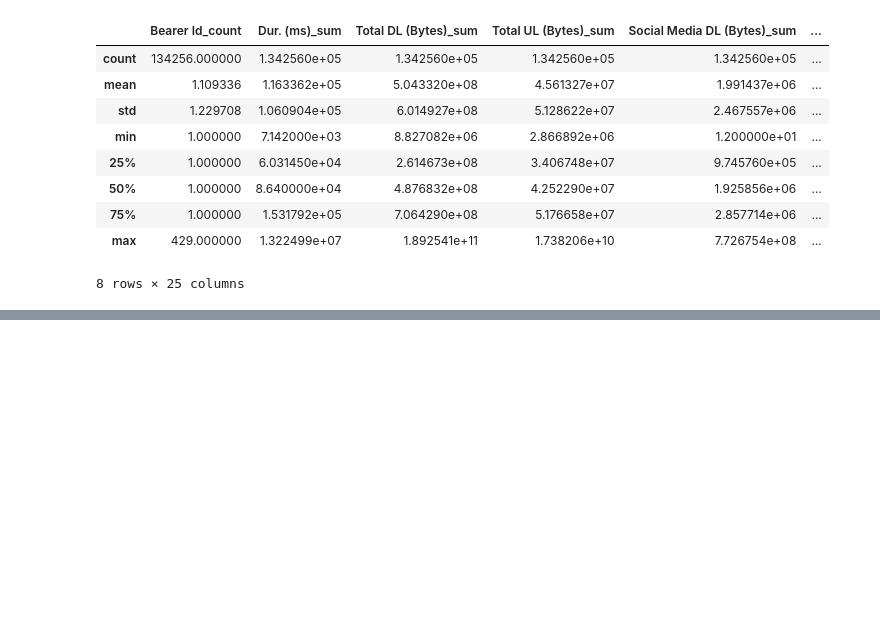
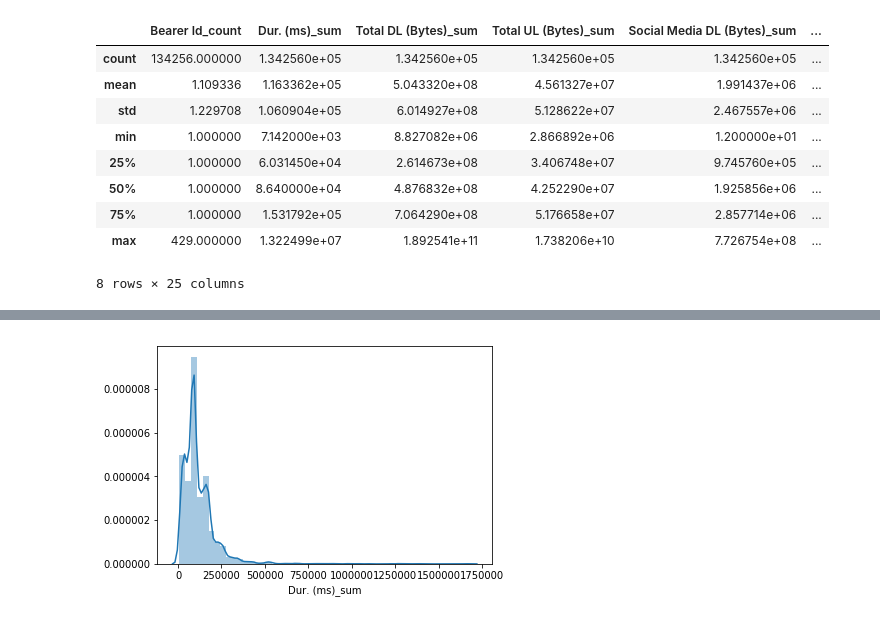
Before and after one commit to GETUCHALA20/TelcomAnalysis, a Jupyter notebook: Telecom Analaysis.ipynb, the cells around one changed output, grey strips where cells are left out. Saved outputs shown, nothing was run; the diff lists cells and outputs as text; code cells hidden in the pictures; blank space fills up the shorter version.

```diff
--- a/Telecom Analaysis.ipynb
+++ b/Telecom Analaysis.ipynb
@@ -363,0 +415,6 @@ newdf.describe()
+# %%
+# Histogram of session duration by using sample data of 5000
+sns.distplot(newdf['Dur. (ms)_sum'].sample(5000))
+plt.show()
+# %% [output]
+[figure, added]
```
Also changed, not shown: parts of 60 cells of this notebook.
